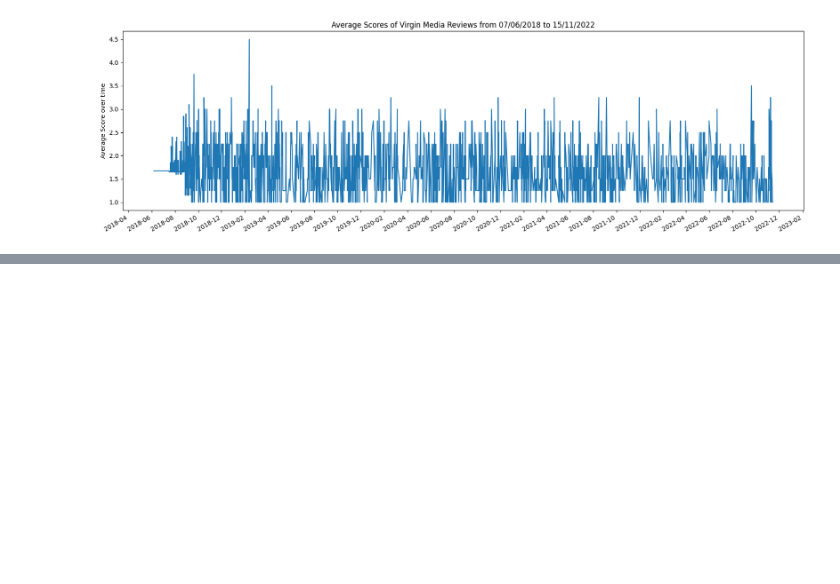
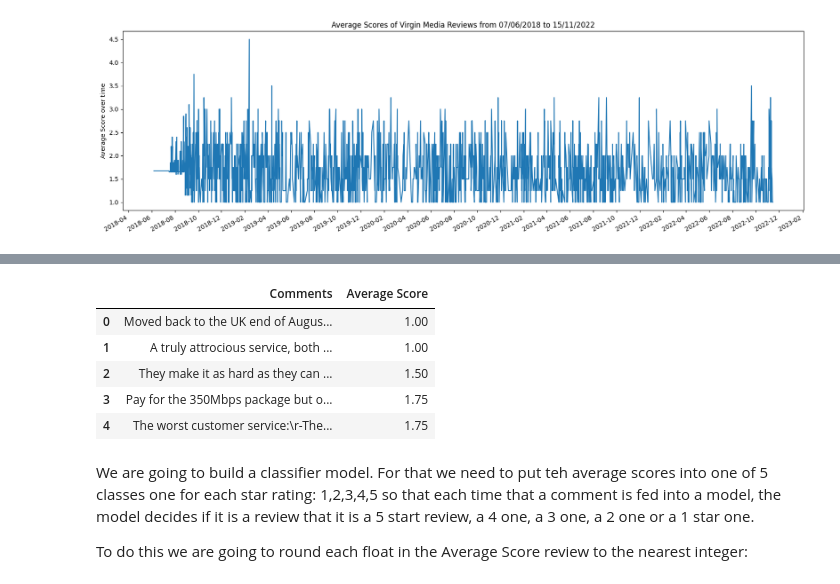
Before and after one commit to Beatrix-droid/Broadband-reviews-NLP, a Jupyter notebook: preprocessing_part_2.ipynb, the cells around one changed output, grey strips where cells are left out. Cells and saved outputs as stored; diff of their text form; code cells hidden in the pictures; blank space fills up the shorter version.

```diff
--- a/preprocessing_part_2.ipynb
+++ b/preprocessing_part_2.ipynb
@@ -47,0 +93,15 @@ df=df.drop("Dates", axis=1, inplace=True)
+# %%
+df.drop(list(df.columns)[1:5], axis=1, inplace=True)
+# %%
+df.head()
+# %% [output]
+|  | Comments | Average Score |
+| 0 | Moved back to the UK end of Augus... | 1.00 |
+| 1 | A truly attrocious service, both ... | 1.00 |
+| 2 | They make it as hard as they can ... | 1.50 |
+| 3 | Pay for the 350Mbps package but o... | 1.75 |
+| 4 | The worst customer service:\r-The... | 1.75 |
+# %% [markdown]
+We are going to build a classifier model. For that we need to put teh average scores into one of 5 classes one for each star rating: 1,2,3,4,5 so that each time that a comment is fed into a model, the model decides if it is a review that it is a 5 start review, a 4 one, a 3 one, a 2 one or a 1 star one.
+
+To do this we are going to round each float in the Average Score review to the nearest integer:
```
Also changed, not shown: parts of 7 cells of this notebook.
